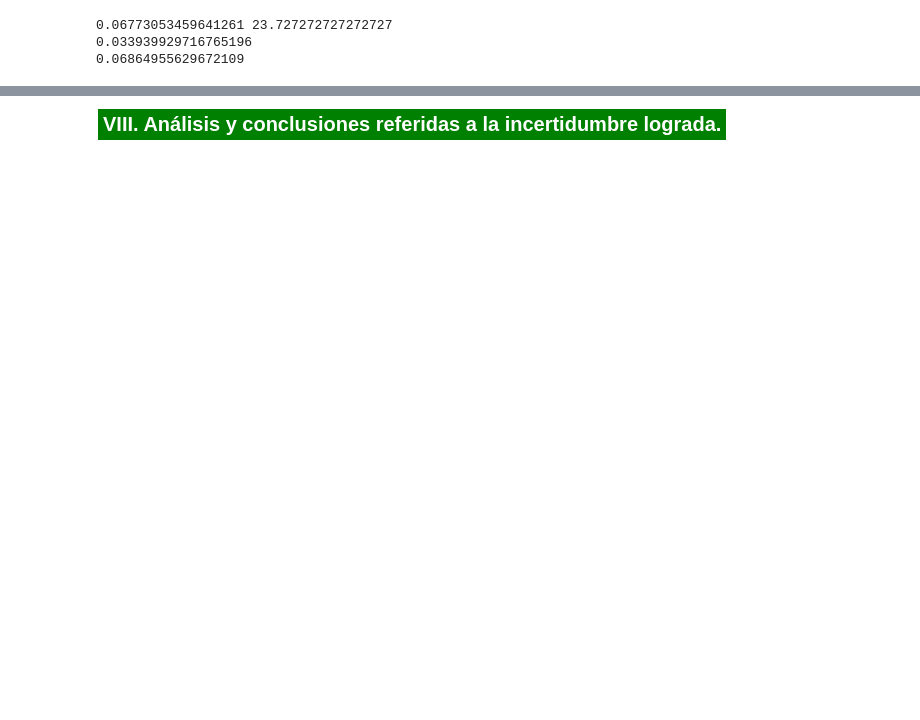
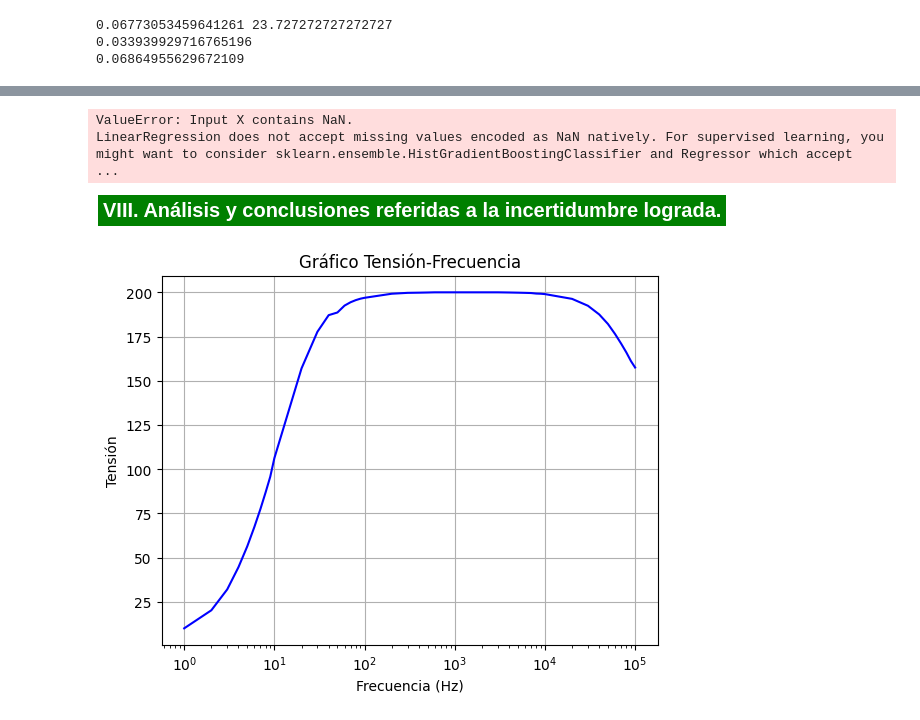
Before and after one commit to D8aCruz/Proyecto-ME1-R4053, a Jupyter notebook: TPO-ME1.ipynb, the cells around one changed output, grey strips where cells are left out. Saved outputs shown, nothing was run; the diff lists cells and outputs as text; code cells hidden in the pictures; blank space fills up the shorter version.

```diff
--- a/TPO-ME1.ipynb
+++ b/TPO-ME1.ipynb
@@ -305,6 +481,71 @@ print(UR_Ctas)
+# %%
+import pandas as pd
+import numpy as np
+from sklearn.linear_model import LinearRegression
+import matplotlib.pyplot as plt
+
+# Lee el archivo Excel con pandas
+datos = pd.read_excel('MedicionesAD736v2.xlsx')  # Reemplaza 'ruta_del_archivo.xlsx' con la ruta real de tu archivo Excel
+
+# Asegúrate de que las columnas Vi y Vv existan en tus datos
+if 'Equipo' in datos.columns and 'Generador' in datos.columns:
+    # Obtén las columnas Vi y Vv como arreglos de numpy
+    Vi = np.array(datos['Equipo']).reshape(-1, 1)
+    Vv = np.array(datos['Generador'])
+
+    # Crea un modelo de regresión lineal
+    modelo = LinearRegression()
+
+    # Ajusta el modelo con tus datos
+    modelo.fit(Vi, Vv)
+
+    # Obtiene los coeficientes 'a' y 'b'
+    a = modelo.coef_[0]
+    b = modelo.intercept_
+
+    # Imprime la ecuación de regresión lineal
+    print(f"La ecuación de regresión lineal es: V = {a} * Vi + {b}")
+
+    # Visualiza el gráfico
+    plt.scatter(Vi, Vv, color='blue', label='Datos')
+    plt.plot(Vi, modelo.predict(Vi), color='red', linewidth=2, label='Regresión lineal')
+    plt.xlabel('Vi')
+    plt.ylabel('Vv')
+    plt.legend()
+    plt.show()
+else:
+    print("Asegúrate de que las columnas 'Vi' y 'Vv' existan en tus datos Excel.")
+# %% [output]
+ValueError: Input X contains NaN.
+LinearRegression does not accept missing values encoded as NaN natively. For supervised learning, you might want to consider sklearn.ensemble.HistGradientBoostingClassifier and Regressor which accept  ...
 # %% [markdown]
 <div style="text-align: left;">
   <span style="border: 2px solid white; padding: 5px; display: inline-block; background-color: green; font-family: 'American Typewriter', 'Courier New', Courier, 'Lucida Sans Typewriter', 'Lucida Typewriter', monospace; font-size: 20px; color: #FFFFFF; font-weight: bold;">
     VIII.	Análisis y conclusiones referidas a la incertidumbre lograda.
   </span>
 </div>
+# %%
+import pandas as pd
+import matplotlib.pyplot as plt
+
+# Lee el archivo Excel
+archivo_excel = "MedicionesAD736v2.xlsx"
+df = pd.read_excel(archivo_excel)
+
+# Extrae las columnas de frecuencia y tensión
+frecuencia = df['Frecuencia']
+tension = df['Tension']
+
+# Crea el gráfico con escala logarítmica en el eje x
+plt.semilogx(frecuencia, tension, linestyle='-', color='b')
+
+# Añade etiquetas y título
+plt.xlabel('Frecuencia (Hz)')
+plt.ylabel('Tensión')
+plt.title('Gráfico Tensión-Frecuencia')
+
+# Muestra el gráfico
+plt.grid(True)
+plt.show()
+# %% [output]
+[figure, added]
```
Also changed, not shown: parts of 10 cells of this notebook, 5 other files.
